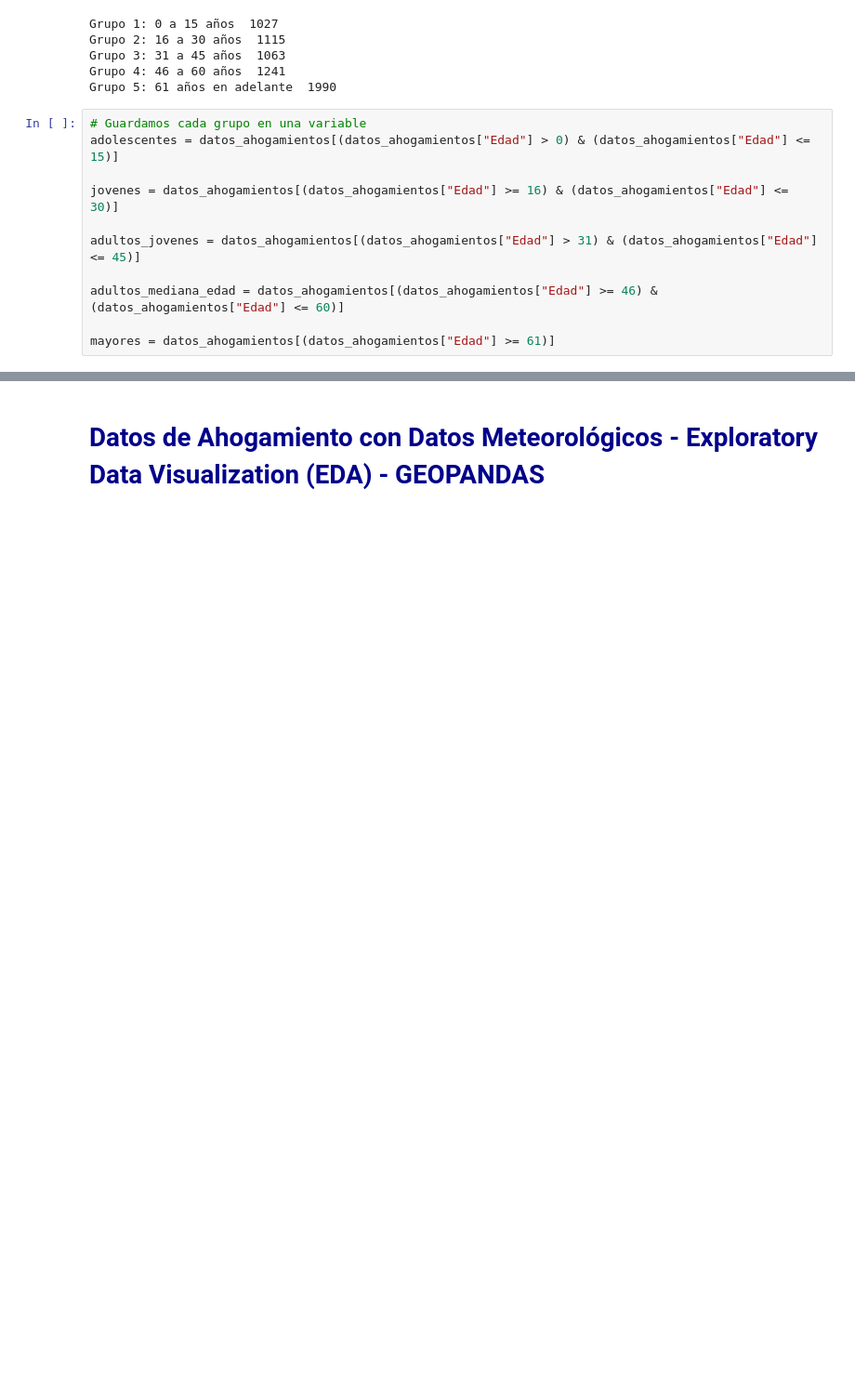
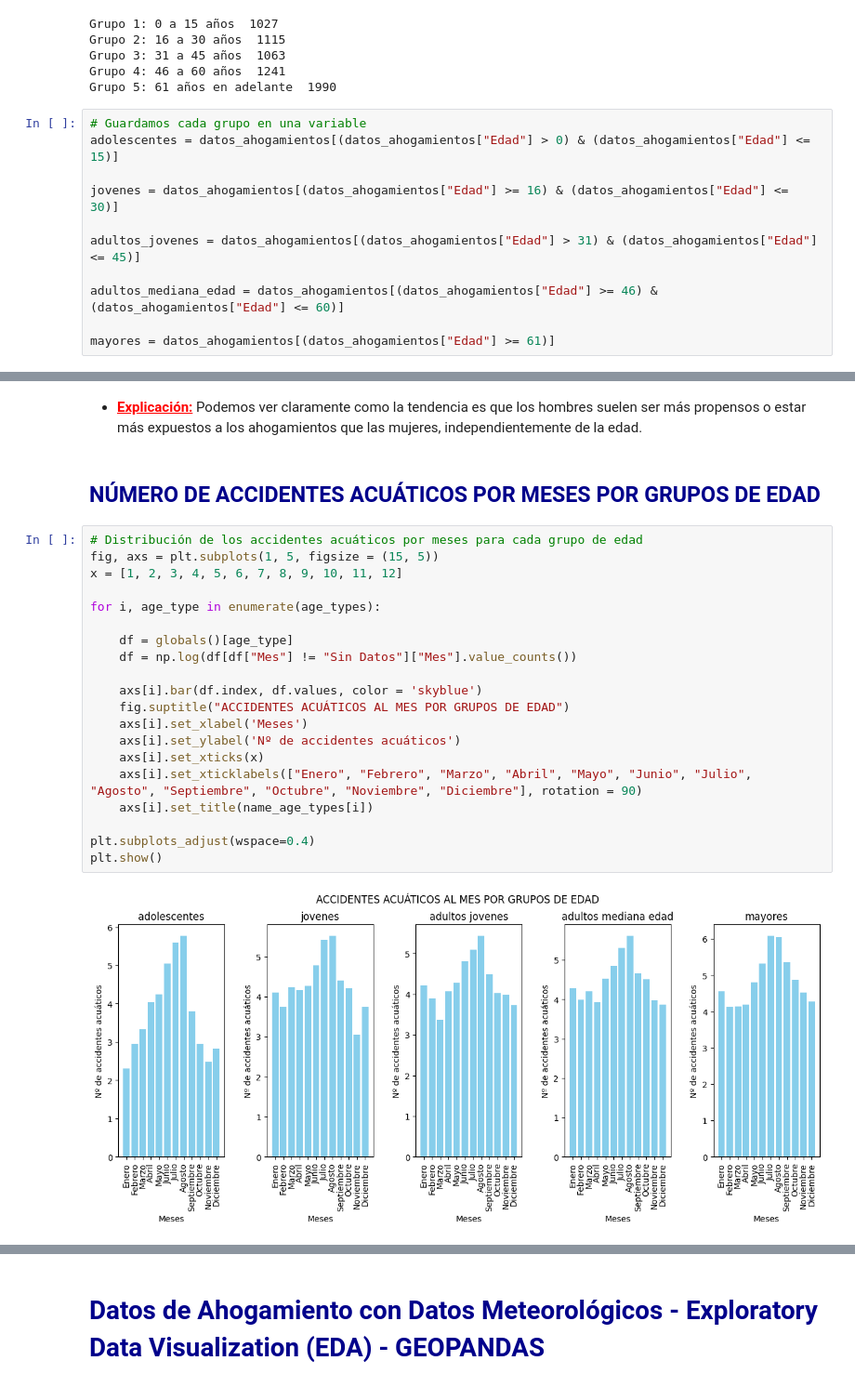
Before and after one commit to adrianova8/Datos_Ahogamientos_Espana, a Jupyter notebook: TFM - Notebooks/Datos de Ahogamiento con Datos Meteorológicos - Exploratory Data Visualization (EDA).ipynb, the cells around one changed output, grey strips where cells are left out. Shown at 93% size. Cells and saved outputs as stored; diff of their text form; blank space fills up the shorter version.

```diff
--- a/TFM - Notebooks/Datos de Ahogamiento con Datos Meteorológicos - Exploratory Data Visualization (EDA).ipynb
+++ b/TFM - Notebooks/Datos de Ahogamiento con Datos Meteorológicos - Exploratory Data Visualization (EDA).ipynb
@@ -133,0 +187,26 @@ mayores = datos_ahogamientos[(datos_ahogamientos["Edad"] >= 61)]
+# %% [markdown]
+- <span style=color:red><b><u>Explicación:</u></b></span> Podemos ver claramente como la tendencia es que los hombres suelen ser más propensos o estar más expuestos a los ahogamientos que las mujeres, independientemente de la edad.
+# %% [markdown]
+## <span style=color:darkblue> NÚMERO DE ACCIDENTES ACUÁTICOS POR MESES POR GRUPOS DE EDAD </span>
+# %%
+# Distribución de los accidentes acuáticos por meses para cada grupo de edad
+fig, axs = plt.subplots(1, 5, figsize = (15, 5))
+x = [1, 2, 3, 4, 5, 6, 7, 8, 9, 10, 11, 12]
+
+for i, age_type in enumerate(age_types):
+
+    df = globals()[age_type]
+    df = np.log(df[df["Mes"] != "Sin Datos"]["Mes"].value_counts())
+
+    axs[i].bar(df.index, df.values, color = 'skyblue')
+    fig.suptitle("ACCIDENTES ACUÁTICOS AL MES POR GRUPOS DE EDAD")
+    axs[i].set_xlabel('Meses')
+    axs[i].set_ylabel('Nº de accidentes acuáticos')
+    axs[i].set_xticks(x)
+    axs[i].set_xticklabels(["Enero", "Febrero", "Marzo", "Abril", "Mayo", "Junio", "Julio", "Agosto", "Septiembre", "Octubre", "Noviembre", "Diciembre"], rotation = 90)
+    axs[i].set_title(name_age_types[i])
+
+plt.subplots_adjust(wspace=0.4)
+plt.show()
+# %% [output]
+[figure, added]
```
Also changed, not shown: parts of 63 cells of this notebook.
